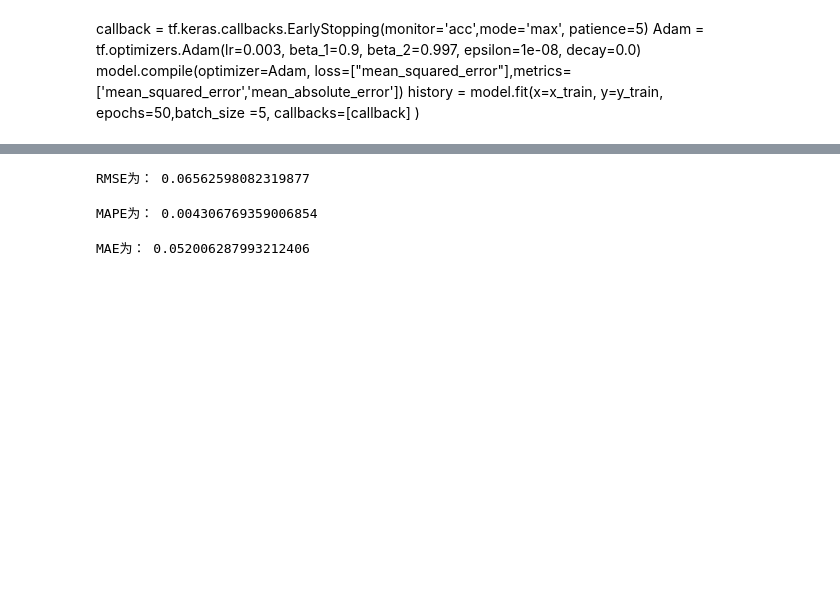
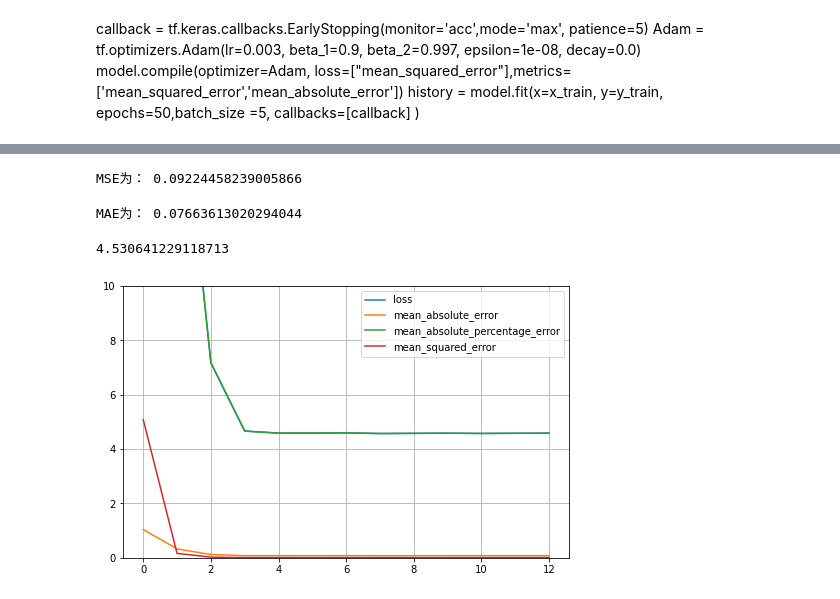
Before and after one commit to Yuntech109DM/ML01, a Jupyter notebook: m01.ipynb, the cells around one changed output, grey strips where cells are left out. Saved outputs shown, nothing was run; the diff lists cells and outputs as text; code cells hidden in the pictures; blank space fills up the shorter version.

```diff
--- a/m01.ipynb
+++ b/m01.ipynb
@@ -245,8 +245,8 @@ None
 callback = tf.keras.callbacks.EarlyStopping(monitor='loss',mode='min', patience=5)
 Adam = tf.optimizers.Adam(lr=0.003, beta_1=0.9, beta_2=0.997, epsilon=1e-08, decay=0.0)
 model.compile(optimizer=Adam,
-              loss=[tf.keras.losses.mae,tf.keras.losses.mape],
-              metrics=[tf.keras.metrics.mae,tf.keras.metrics.mape]
+              loss=[tf.keras.losses.mape],
+              metrics=[tf.keras.metrics.mae,tf.keras.metrics.mape,tf.metrics.MSE]
 
               )
 history = model.fit(x=x_train, y=y_train,  epochs=50,batch_size =5, callbacks=[callback] )
@@ -298,19 +298,11 @@ array([[1.7376603],
 # %%
 import numpy as np
 from sklearn.metrics import mean_squared_error
-print('RMSE为：',np.sqrt(mean_squared_error(y_test,df_test_y_predicted)))
+print('MSE为：',np.sqrt(mean_squared_error(y_test,df_test_y_predicted)))
 # %% [output]
-RMSE为： 0.06562598082319877
+MSE为： 0.09224458239005866
-# %%
-import scipy
-import sklearn
-from sklearn.model_selection import train_test_split
-# from sklearn.metrics import mean_absolute_percentage_error
-print('MAPE为：',mean_squared_error(y_test,df_test_y_predicted))
-# %% [output]
-MAPE为： 0.004306769359006854
 # %%
 from sklearn.metrics import mean_absolute_error
 print('MAE为：',mean_absolute_error(y_test,df_test_y_predicted))
 # %% [output]
-MAE为： 0.052006287993212406
+MAE为： 0.07663613020294044
@@ -316,0 +313,12 @@ MAE为： 0.052006287993212406
+# %%
+mean_absolute_percentage_error(y_test,df_test_y_predicted)
+# %% [output]
+4.530641229118713
+# %%
+
+pd.DataFrame(history.history).plot(figsize = (8, 5))
+plt.grid(True)
+plt.gca().set_ylim(0, 10)
+plt.show()
+# %% [output]
+[figure, added]
```
Also changed, not shown: parts of 11 cells of this notebook.
